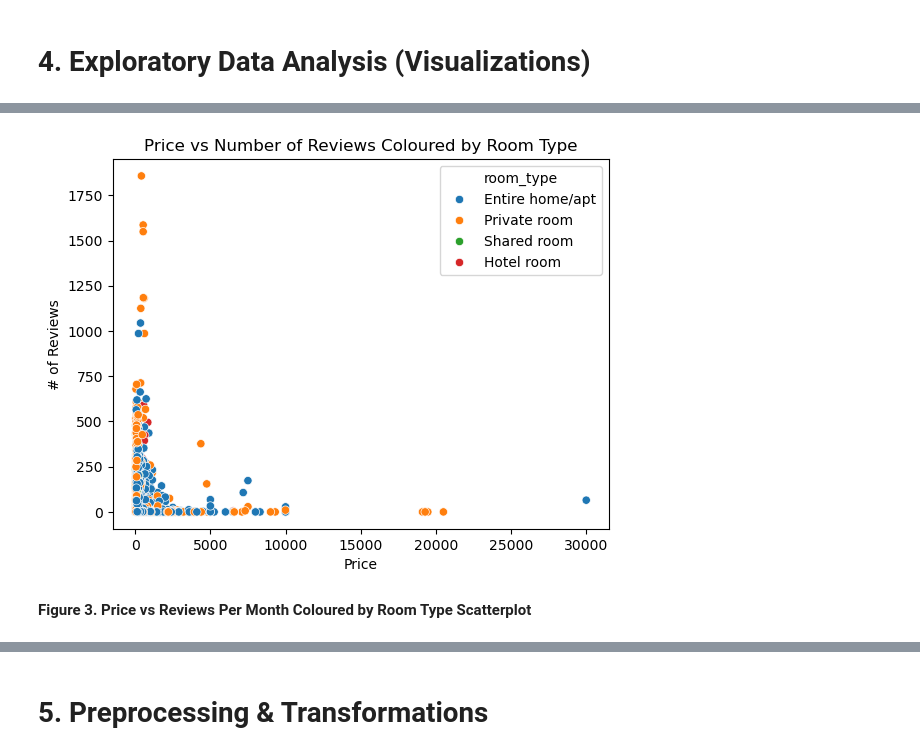
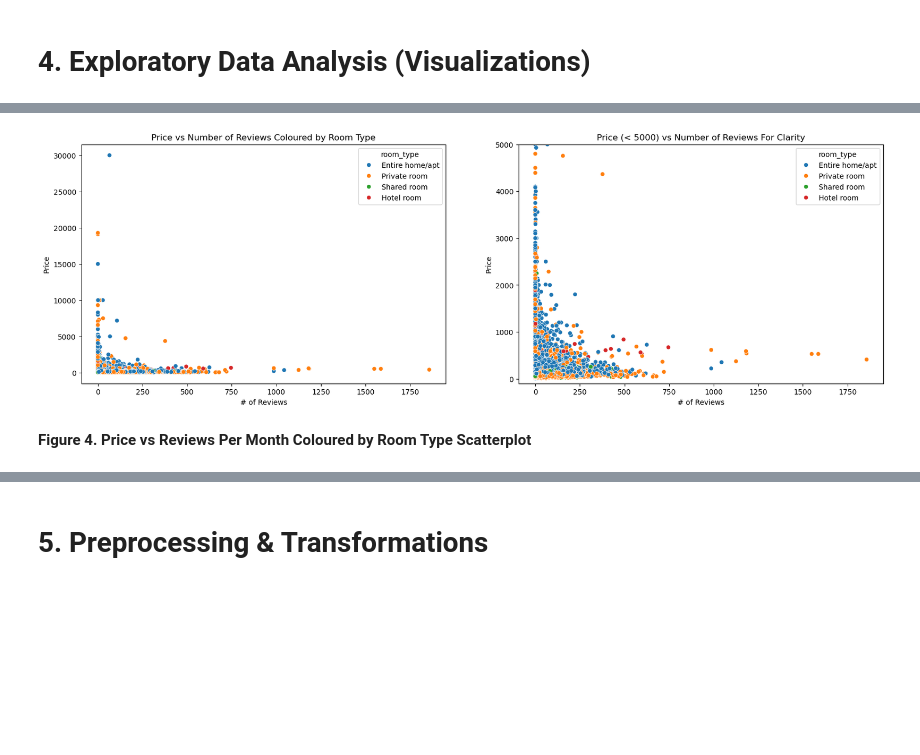
Before and after one commit to DSCI-310-2024/DSCI_310_Group_9_NY-airbnb-analysis, a Jupyter notebook: src/milestone_1.ipynb, the cells around one changed output, grey strips where cells are left out. Cells and saved outputs as stored; diff of their text form; code cells hidden in the pictures; blank space fills up the shorter version.

```diff
--- a/src/milestone_1.ipynb
+++ b/src/milestone_1.ipynb
@@ -299,10 +313,18 @@ plt.figure(figsize=(10, 8))
-# %%
-sns.scatterplot(train_df, x = 'price', y='number_of_reviews', hue='room_type')
-plt.title("Price vs Number of Reviews Coloured by Room Type")
-plt.xlabel("Price")
-plt.ylabel("# of Reviews")
-plt.show()
-# %% [output]
-[figure, removed]
+# %%
+fig, ax = plt.subplots(nrows=1,ncols=2,figsize=(20, 6))
+
+sns.scatterplot(train_df, x = 'number_of_reviews', y='price', hue='room_type', ax=ax[0])
+ax[0].set_title("Price vs Number of Reviews Coloured by Room Type")
+ax[0].set(xlabel="# of Reviews", ylabel="Price")
+
+sns.scatterplot(train_df, x = 'number_of_reviews', y='price', hue='room_type', ax=ax[1])
+ax[1].set_title("Price (< 5000) vs Number of Reviews For Clarity")
+ax[1].set(xlabel="# of Reviews", ylabel="Price")
+ax[1].set_ylim(-100, 5000)
+
+fig.tight_layout
+plt.show()
+# %% [output]
+[figure, added]
 # %% [markdown]
-**Figure 3. Price vs Reviews Per Month Coloured by Room Type Scatterplot**
+**Figure 4. Price vs Reviews Per Month Coloured by Room Type Scatterplot**
```
Also changed, not shown: parts of 16 cells of this notebook, 1 other file.
